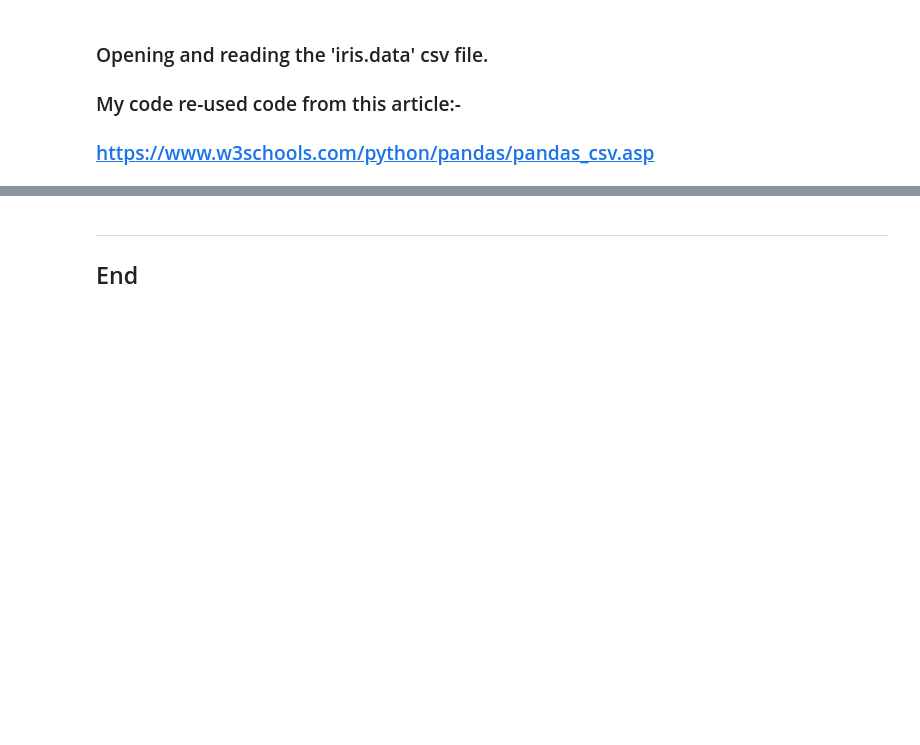
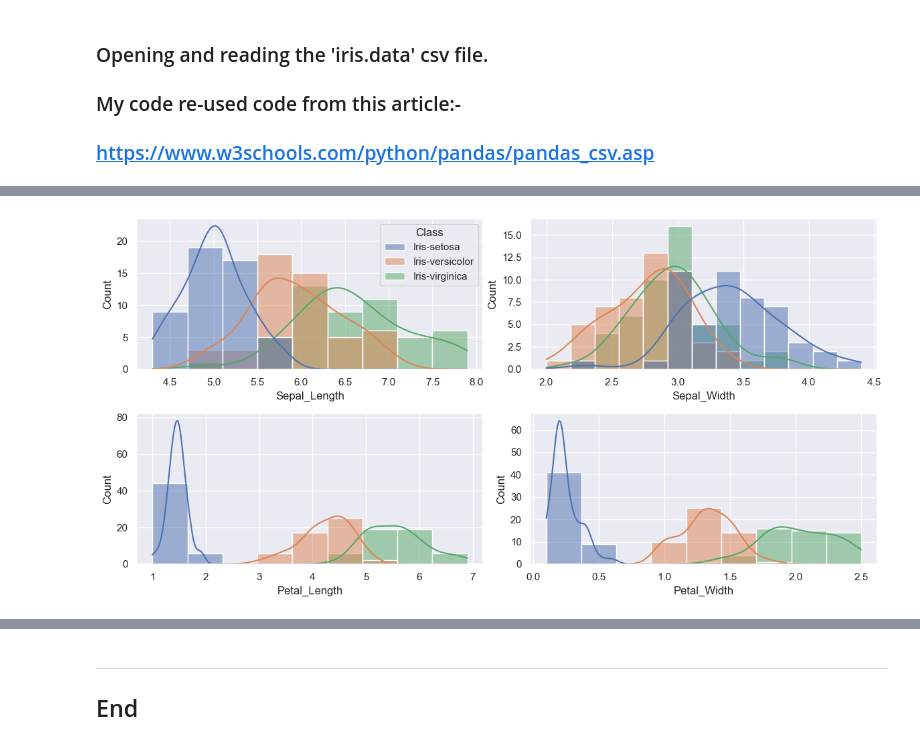
Before and after one commit to cpjm/Fundamentals_of_data_analysis, a Jupyter notebook: project.ipynb, the cells around one changed output, grey strips where cells are left out. Drawn from its saved outputs; the diff is of its cells as text; code cells hidden in the pictures; blank space fills up the shorter version.

Commit message:
Added dataset code and plots

```diff
--- a/project.ipynb
+++ b/project.ipynb
@@ -107,0 +640,21 @@ max        7.900000     4.400000      6.900000     2.500000
+# %%
+###################################################################################################
+# seaborn plot
+# as found on https://stackoverflow.com/questions/6282058/writing-numerical-values-on-the-plot-with-matplotlib
+# and changed for my dataframe
+###################################################################################################
+sns.set()
+df['Class'] = pd.Categorical(df['Class']) # categorise by Class
+fig, axs = plt.subplots(2, 2, figsize=(12, 6))
+
+# use first 4 dataframe columns only
+for col, ax in zip(df.columns[:4], axs.flat):
+    sns.histplot(data=df, x=col, kde=True, hue='Class', common_norm=False, legend=ax==axs[0,0], ax=ax)
+plt.tight_layout()
+save_filename="images/iris/seaborn_histogram_kde_curve_all_iris_class_per_feature.png"
+if os.path.isfile(save_filename): os.remove(save_filename)
+plt.savefig(save_filename, format="png")
+plt.show()
+plt.close()
+# %% [output]
+[figure, added]
```
Also changed, not shown: parts of 23 cells of this notebook, 34 other files.
